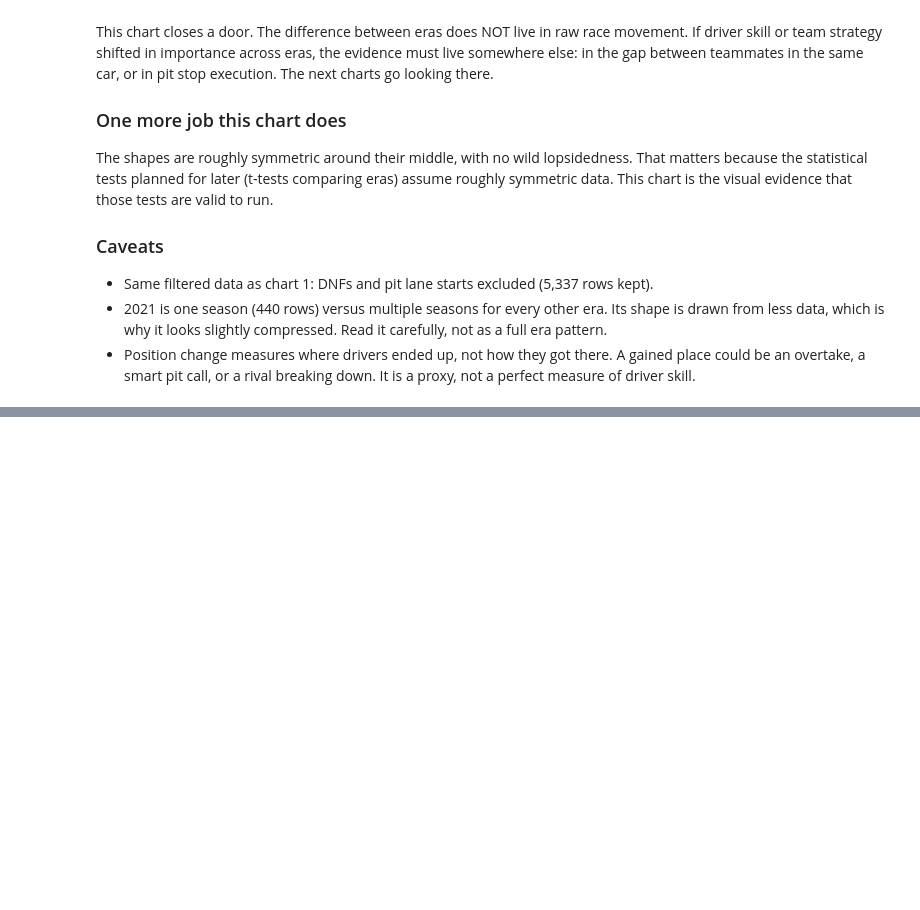
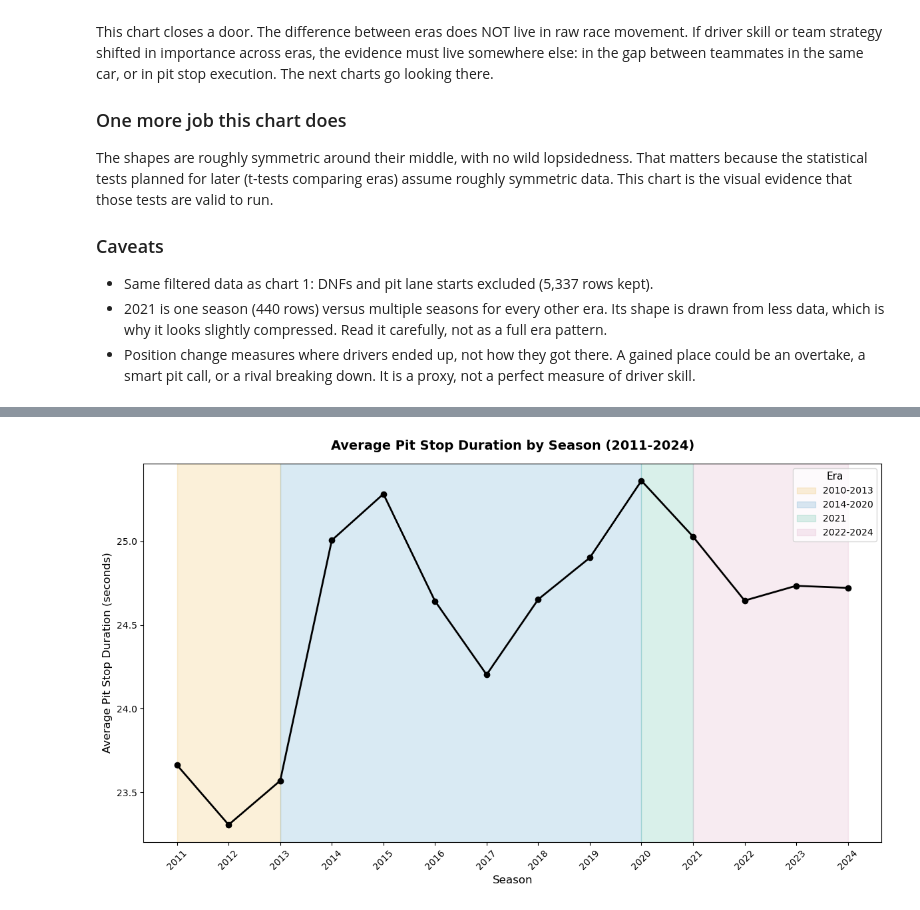
Before and after one commit to ayemaqu/F1_Driver_vs_Strategy, a Jupyter notebook: notebooks/03_eda.ipynb, the cells around one changed output, grey strips where cells are left out. Drawn from its saved outputs; the diff is of its cells as text; code cells hidden in the pictures; blank space fills up the shorter version.

```diff
--- a/notebooks/03_eda.ipynb
+++ b/notebooks/03_eda.ipynb
@@ -21,6 +21,7 @@ DNFs accounts for the difference from the naive sum of 1,124. Original
 # Load results from data/processed (has position_change and era already built)
 results = pd.read_csv('../data/processed/results.csv')
 team_season = pd.read_csv('../data/processed/team_season.csv')
+avg_pit_stop = pd.read_csv('../data/processed/avg_pit_stop.csv')
 # %%
 # recast position to Int64
 results['position'] = results['position'].astype('Int64')
@@ -409,0 +645,58 @@ team_season.head()
+# %%
+avg_pit_stop['era'] = pd.cut(
+    avg_pit_stop['year'],
+    bins=[2009, 2013, 2020, 2021, 2024],
+    labels=['2010-2013', '2014-2020', '2021', '2022-2024']
+)
+# %%
+fig, ax = plt.subplots(figsize=(12, 7))
+
+# Era shading in the background
+era_spans = [
+    (2011, 2013, '#E69F00', '2010-2013'),
+    (2013, 2020, '#0072B2', '2014-2020'),
+    (2020, 2021, '#009E73', '2021'),
+    (2021, 2024, '#CC79A7', '2022-2024')
+]
+
+for start, end, color, label in era_spans:
+    ax.axvspan(start, end, alpha=0.15, color=color, label=label)
+
+# Average across all teams per season
+season_avg = avg_pit_stop.groupby('year')['avg_pit_stop_duration'].mean().reset_index()
+
+# Line chart
+ax.plot(
+    season_avg['year'],
+    season_avg['avg_pit_stop_duration'],
+    color='black',
+    linewidth=2,
+    marker='o',
+    markersize=6,
+    zorder=5
+)
+
+ax.set_title(
+    'Average Pit Stop Duration by Season (2011-2024)',
+    fontsize=14,
+    fontweight='bold',
+    pad=15
+)
+ax.set_xlabel('Season', fontsize=12)
+ax.set_ylabel('Average Pit Stop Duration (seconds)', fontsize=12)
+
+ax.set_xticks(season_avg['year'])
+ax.set_xticklabels(season_avg['year'], rotation=45)
+
+ax.legend(
+    title='Era',
+    title_fontsize=11,
+    fontsize=10,
+    loc='upper right'
+)
+
+plt.tight_layout()
+plt.savefig('../visualizations/chart4_avg_pit_stop_trend.png', dpi=150, bbox_inches='tight')
+plt.show()
+# %% [output]
+[figure, added]
```
Also changed, not shown: parts of 16 cells of this notebook.
